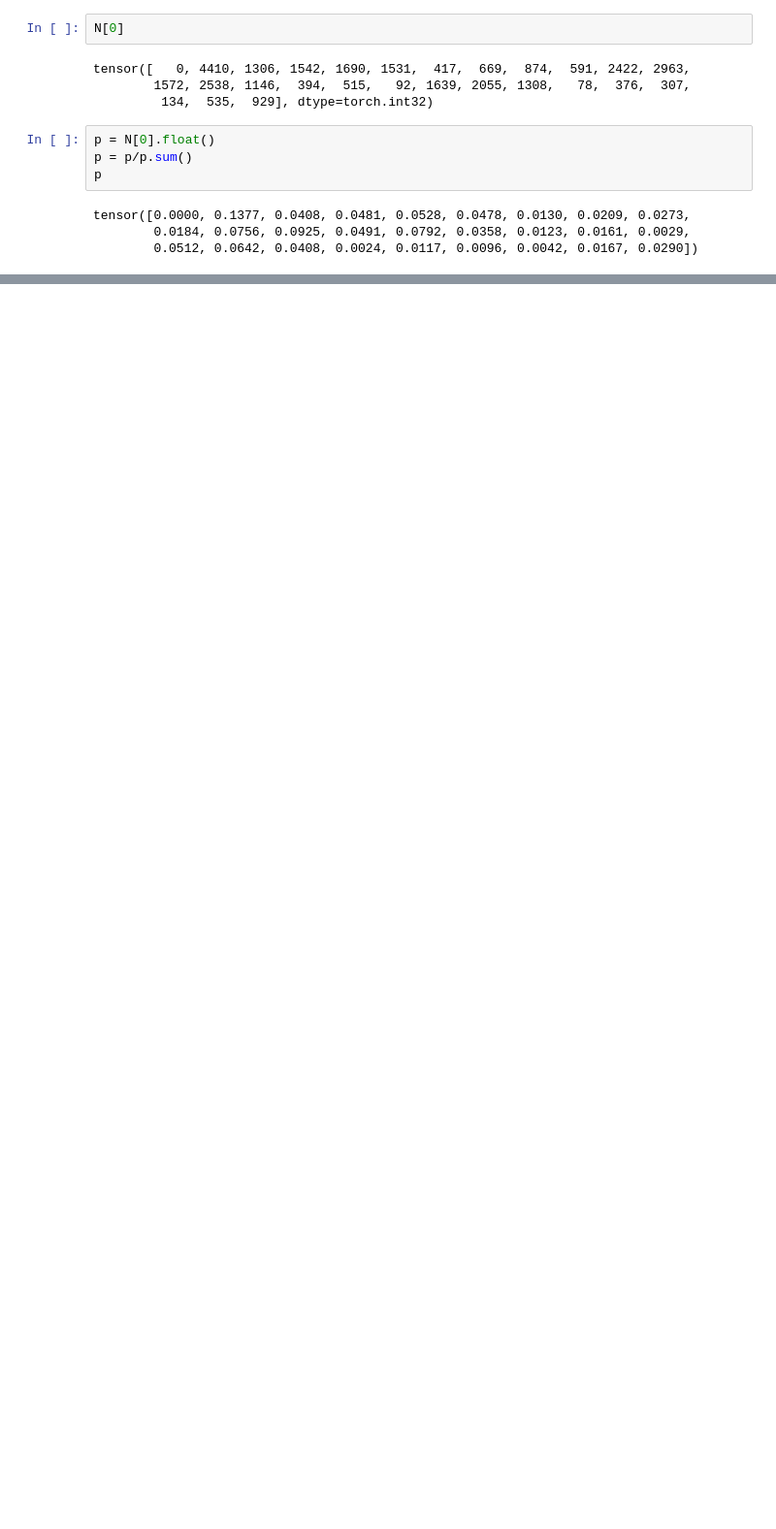
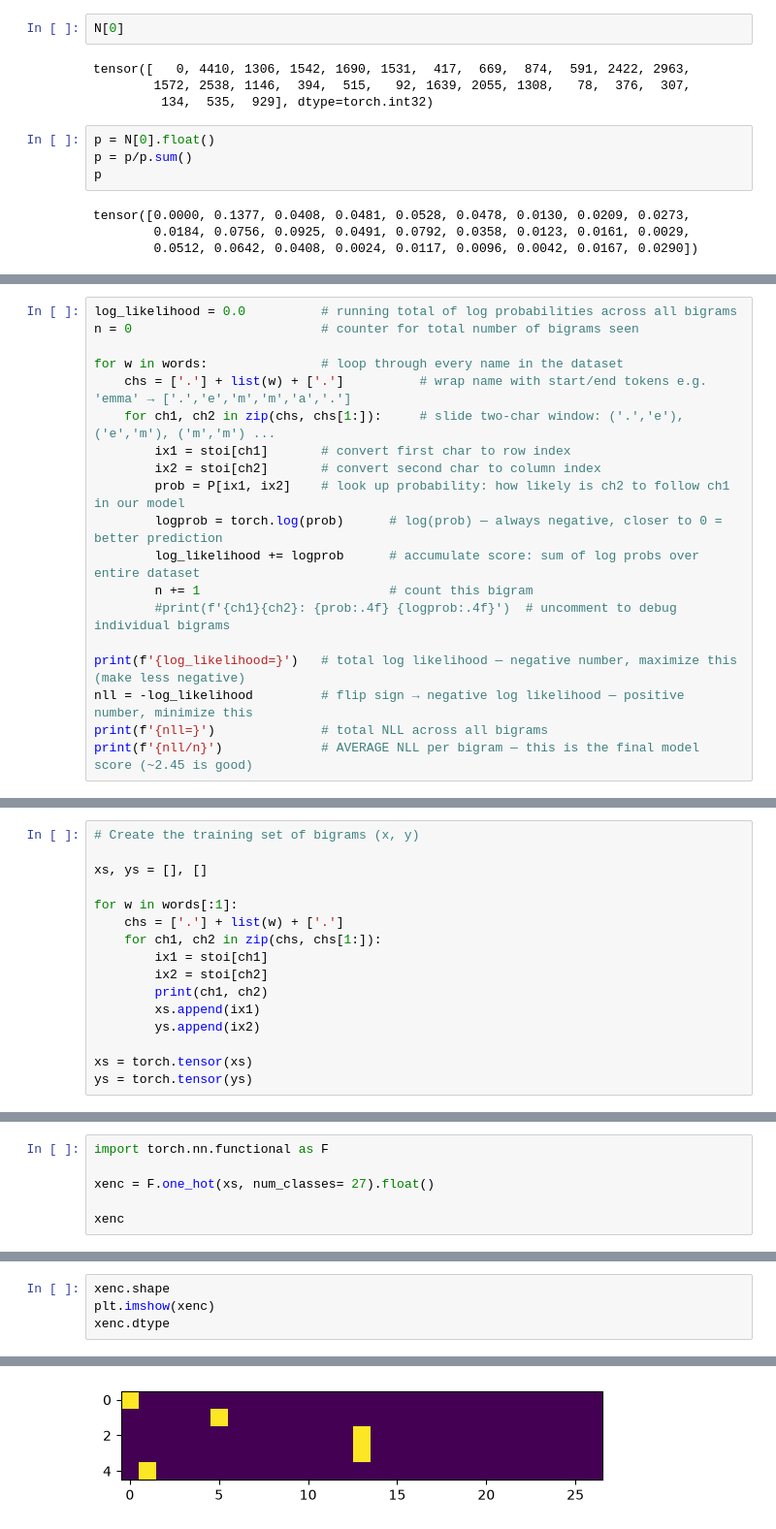
Before and after one commit to Nerdboss-stm/NeuralNetworks-ZtoH, a Jupyter notebook: makemore/Bigram.ipynb, the cells around one changed output, grey strips where cells are left out. Shown at 97% size. Drawn from its saved outputs; the diff is of its cells as text; blank space fills up the shorter version.

Commit message:
Bigram done with Neural Network

```diff
--- a/makemore/Bigram.ipynb
+++ b/makemore/Bigram.ipynb
@@ -144,0 +175,19 @@ ja.
+# %%
+log_likelihood = 0.0          # running total of log probabilities across all bigrams
+n = 0                         # counter for total number of bigrams seen
+
+for w in words:               # loop through every name in the dataset
+    chs = ['.'] + list(w) + ['.']          # wrap name with start/end tokens e.g. 'emma' → ['.','e','m','m','a','.']
+    for ch1, ch2 in zip(chs, chs[1:]):     # slide two-char window: ('.','e'), ('e','m'), ('m','m') ...
+        ix1 = stoi[ch1]       # convert first char to row index
+        ix2 = stoi[ch2]       # convert second char to column index
+        prob = P[ix1, ix2]    # look up probability: how likely is ch2 to follow ch1 in our model
+        logprob = torch.log(prob)      # log(prob) — always negative, closer to 0 = better prediction
+        log_likelihood += logprob      # accumulate score: sum of log probs over entire dataset
+        n += 1                         # count this bigram
+        #print(f'{ch1}{ch2}: {prob:.4f} {logprob:.4f}')  # uncomment to debug individual bigrams
+
+print(f'{log_likelihood=}')   # total log likelihood — negative number, maximize this (make less negative)
+nll = -log_likelihood         # flip sign → negative log likelihood — positive number, minimize this
+print(f'{nll=}')              # total NLL across all bigrams
+print(f'{nll/n}')             # AVERAGE NLL per bigram — this is the final model score (~2.45 is good)
@@ -144,0 +200,16 @@ ja.
+# %%
+# Create the training set of bigrams (x, y)
+
+xs, ys = [], []
+
+for w in words[:1]:
+    chs = ['.'] + list(w) + ['.']
+    for ch1, ch2 in zip(chs, chs[1:]):
+        ix1 = stoi[ch1]
+        ix2 = stoi[ch2]
+        print(ch1, ch2)
+        xs.append(ix1)
+        ys.append(ix2)
+
+xs = torch.tensor(xs)
+ys = torch.tensor(ys)
@@ -144,0 +235,6 @@ ja.
+# %%
+import torch.nn.functional as F
+
+xenc = F.one_hot(xs, num_classes= 27).float()
+
+xenc
@@ -144,0 +252,5 @@ ja.
+# %%
+xenc.shape
+plt.imshow(xenc)
+xenc.dtype
+# %% [output]
@@ -144,0 +258 @@ ja.
+[figure, added]
```
Also changed, not shown: parts of 42 cells of this notebook.
